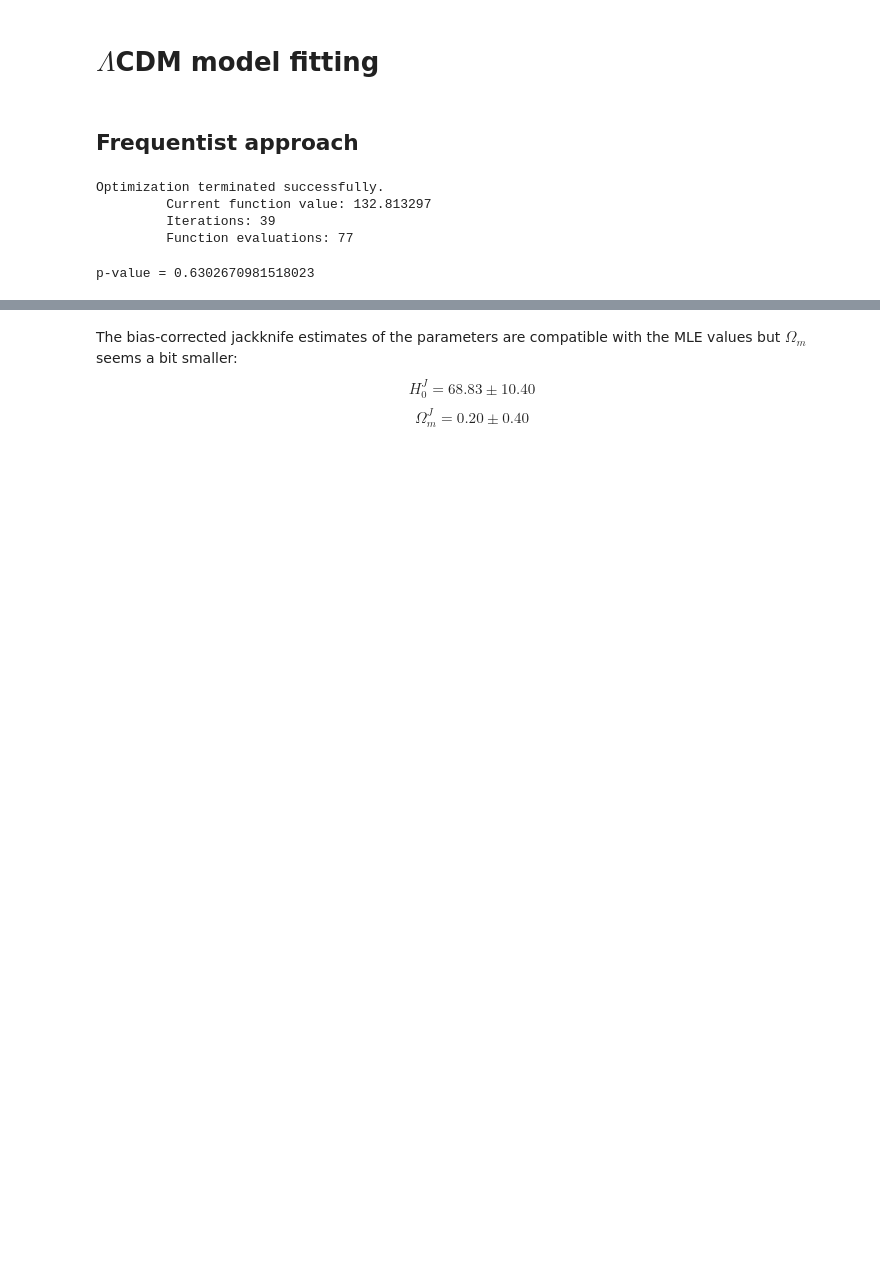
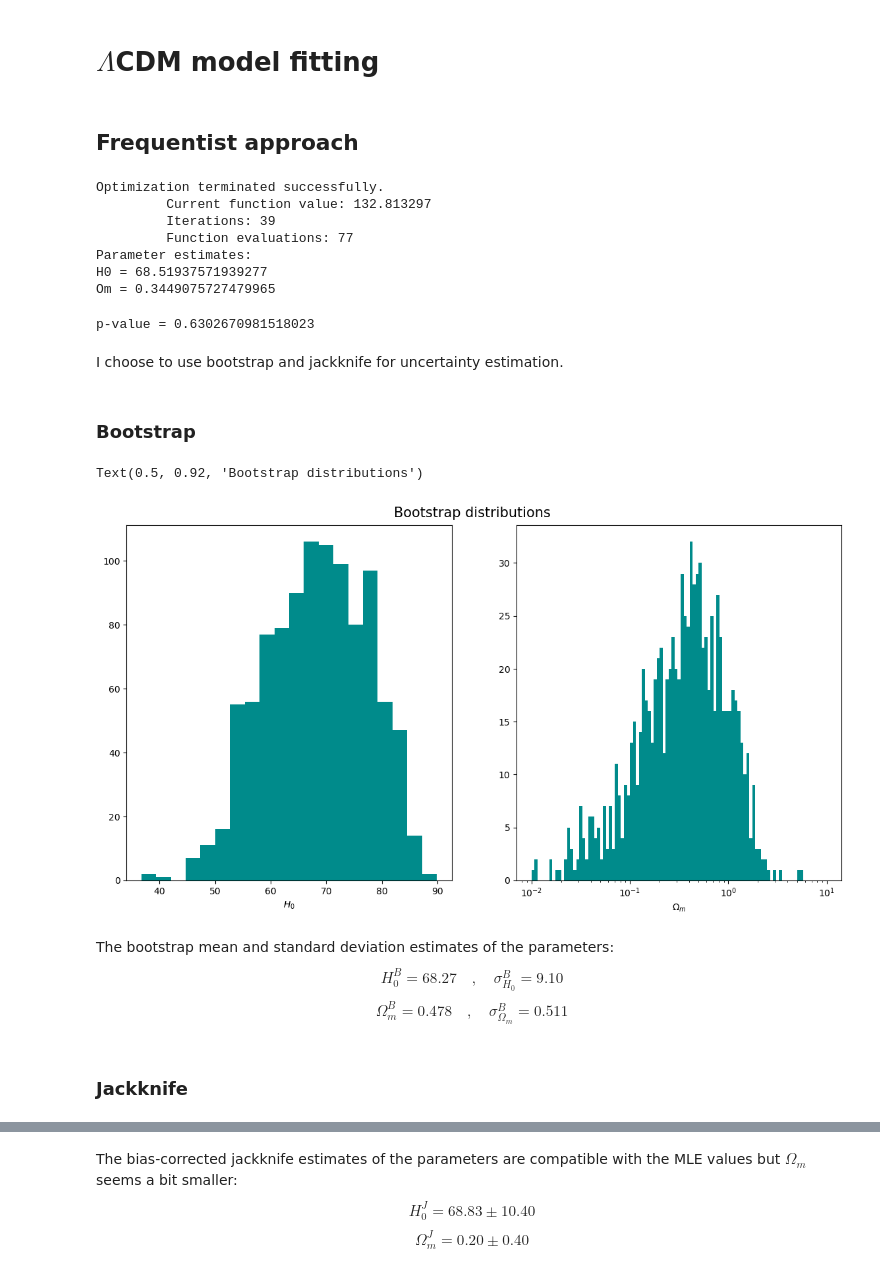
Before and after one commit to Giovanni-Ferron/astrostatistics_bicocca_2024, a Jupyter notebook: working/ex_L18.ipynb, the cells around one changed output, grey strips where cells are left out. Cells and saved outputs as stored; diff of their text form; code cells hidden in the pictures; blank space fills up the shorter version.

```diff
--- a/working/ex_L18.ipynb
+++ b/working/ex_L18.ipynb
@@ -185,11 +185,18 @@ def logPosterior(params, z, mu, sigma):
 logL = lambda theta: -logLikelihood((theta[0], theta[1]), z_sample, mu_sample, dmu)
 results = opt.fmin(logL, (70, 0.3), maxiter=3000)
 H0, O_m = results
+
+print("Parameter estimates:")
+print("H0 = " + str(H0))
+print("Om = " + str(O_m))
 # %% [output]
 Optimization terminated successfully.
          Current function value: 132.813297
          Iterations: 39
          Function evaluations: 77
+Parameter estimates:
+H0 = 68.51937571939277
+Om = 0.3449075727479965
 # %%
 #Goodness of fit
 
@@ -198,3 +205,7 @@ p_value = 1 - chi2(len(z_sample) - 2).cdf(chi2_model)
 print("p-value = " + str(p_value))
 # %% [output]
 p-value = 0.6302670981518023
+# %% [markdown]
+I choose to use bootstrap and jackknife for uncertainty estimation.
+# %% [markdown]
+### Bootstrap
@@ -201,3 +227,29 @@ p-value = 0.6302670981518023
+# %%
+fig_bs, axes_bs = plt.subplots(1, 2, figsize=(14, 7))
+
+#H0 bootstrap distribution
+axes_bs[0].hist(H0_bs, bins="fd", color="darkcyan")
+axes_bs[0].set_xlabel("$H_0$")
+
+#O_m bootstrap distribution
+axes_bs[1].hist(Om_bs, bins=np.logspace(-2, 1, 100), color="darkcyan")
+axes_bs[1].set_xlabel("$\Omega_m$")
+axes_bs[1].set_xscale("log")
+
+plt.suptitle("Bootstrap distributions", size=15, y=0.92)
+# %% [output]
+Text(0.5, 0.92, 'Bootstrap distributions')
+[figure, added]
+# %%
+display(Markdown(
+    "The bootstrap mean and standard deviation estimates of the parameters:"
+    "$$ H_0^B = " + f"{np.mean(H0_bs):.2f}" + "\quad , \quad \sigma_{H_0}^B = " + f"{np.std(H0_bs):.2f}" + "$$"
+    "$$\Omega_m^B = " + f"{np.mean(Om_bs):.3f}" + "\quad , \quad \sigma_{\Omega_m}^B = " + f"{np.std(Om_bs): .3f}" + "$$"
+))
+# %% [output]
+The bootstrap mean and standard deviation estimates of the parameters:$$ H_0^B = 68.27\quad , \quad \sigma_{H_0}^B = 9.10$$$$\Omega_m^B = 0.478\quad , \quad \sigma_{\Omega_m}^B =  0.511$$
+# %% [markdown]
+### Jackknife
 # %%
 #Jackknife and parameter uncertainty
 
```
Also changed, not shown: parts of 9 cells of this notebook.
